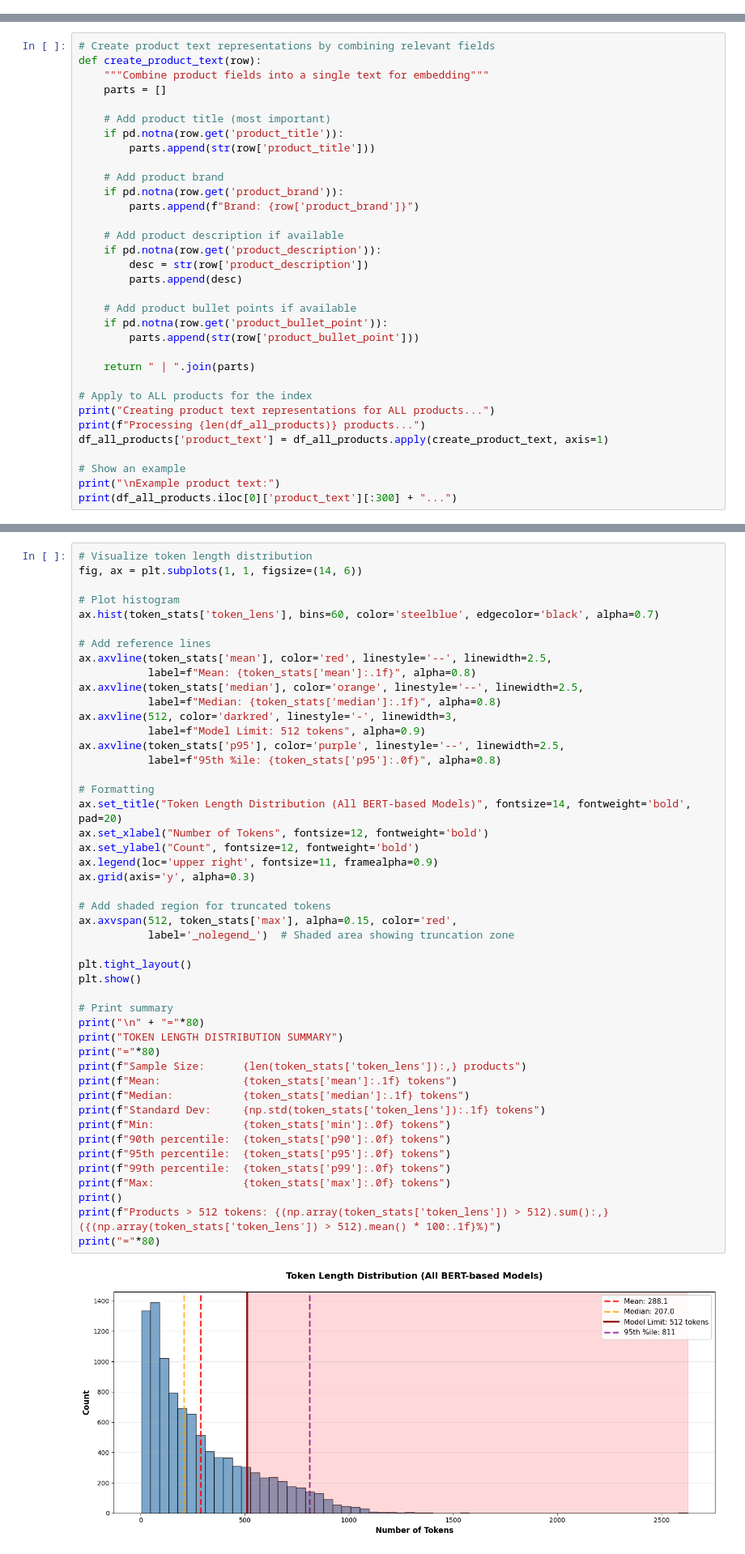
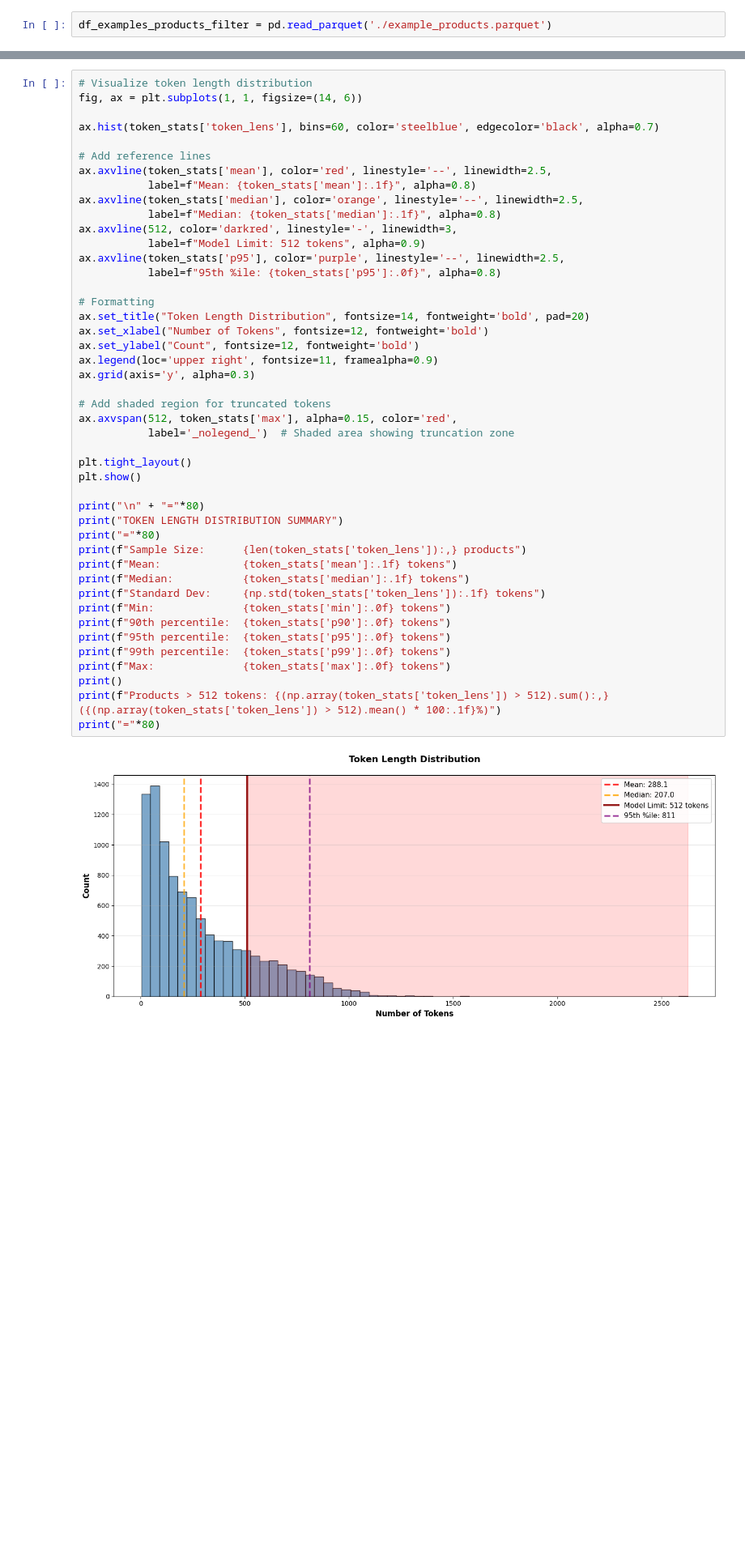
Before and after one commit to pccampbell/semantic-search-grainger, a Jupyter notebook: grainger_takehome.ipynb, the cells around one changed output, grey strips where cells are left out. Shown at 81% size. Saved outputs shown, nothing was run; the diff lists cells and outputs as text; blank space fills up the shorter version.

```diff
--- a/grainger_takehome.ipynb
+++ b/grainger_takehome.ipynb
@@ -41,3 +43,5 @@ df_examples_products_filter = df_examples_products[(df_examples_products['esci_l
+# %%
+df_examples_products_filter = pd.read_parquet('./example_products.parquet')
 # %% [markdown]
 ## Step 2: Prepare Data - Extract All Products and Create Evaluation Sample
 # %%
@@ -128,36 +132,3 @@ Processing 904348 products...
 
 Example product text:
 Homewerks 7141-80 Bathroom Fan Integrated LED Light Ceiling Mount Exhaust Ventilation, 1.1 Sones, 80 CFM | Brand: Homewerks | OUTSTANDING PERFORMANCE: This Homewerk's bath fan ensures comfort in your  ...
-# %%
-# Create product text representations by combining relevant fields
-def create_product_text(row):
-    """Combine product fields into a single text for embedding"""
-    parts = []
-
-    # Add product title (most important)
-    if pd.notna(row.get('product_title')):
-        parts.append(str(row['product_title']))
-
-    # Add product brand
-    if pd.notna(row.get('product_brand')):
-        parts.append(f"Brand: {row['product_brand']}")
-
-    # Add product description if available
-    if pd.notna(row.get('product_description')):
-        desc = str(row['product_description'])
-        parts.append(desc)
-
-    # Add product bullet points if available
-    if pd.notna(row.get('product_bullet_point')):
-        parts.append(str(row['product_bullet_point']))
-
-    return " | ".join(parts)
-
-# Apply to ALL products for the index
-print("Creating product text representations for ALL products...")
-print(f"Processing {len(df_all_products)} products...")
-df_all_products['product_text'] = df_all_products.apply(create_product_text, axis=1)
-
-# Show an example
-print("\nExample product text:")
-print(df_all_products.iloc[0]['product_text'][:300] + "...")
@@ -472,7 +321,6 @@ KEY INSIGHTS
 # Visualize token length distribution
 fig, ax = plt.subplots(1, 1, figsize=(14, 6))
 
-# Plot histogram
 ax.hist(token_stats['token_lens'], bins=60, color='steelblue', edgecolor='black', alpha=0.7)
 
 # Add reference lines
@@ -486,37 +334,36 @@ ax.axvline(token_stats['p95'], color='purple', linestyle='--', linewidth=2.5,
            label=f"95th %ile: {token_stats['p95']:.0f}", alpha=0.8)
 
 # Formatting
-ax.set_title("Token Length Distribution (All BERT-based Models)", fontsize=14, fontweight='bold', pad=20)
+ax.set_title("Token Length Distribution", fontsize=14, fontweight='bold', pad=20)
 ax.set_xlabel("Number of Tokens", fontsize=12, fontweight='bold')
 ax.set_ylabel("Count", fontsize=12, fontweight='bold')
 ax.legend(loc='upper right', fontsize=11, framealpha=0.9)
 ax.grid(axis='y', alpha=0.3)
 
 # Add shaded region for truncated tokens
 ax.axvspan(512, token_stats['max'], alpha=0.15, color='red',
            label='_nolegend_')  # Shaded area showing truncation zone
 
 plt.tight_layout()
 plt.show()
 
-# Print summary
 print("\n" + "="*80)
 print("TOKEN LENGTH DISTRIBUTION SUMMARY")
 print("="*80)
 print(f"Sample Size:      {len(token_stats['token_lens']):,} products")
 print(f"Mean:             {token_stats['mean']:.1f} tokens")
 print(f"Median:           {token_stats['median']:.1f} tokens")
 print(f"Standard Dev:     {np.std(token_stats['token_lens']):.1f} tokens")
 print(f"Min:              {token_stats['min']:.0f} tokens")
 print(f"90th percentile:  {token_stats['p90']:.0f} tokens")
 print(f"95th percentile:  {token_stats['p95']:.0f} tokens")
 print(f"99th percentile:  {token_stats['p99']:.0f} tokens")
 print(f"Max:              {token_stats['max']:.0f} tokens")
 print()
 print(f"Products > 512 tokens: {(np.array(token_stats['token_lens']) > 512).sum():,} ({(np.array(token_stats['token_lens']) > 512).mean() * 100:.1f}%)")
 print("="*80)
 # %% [output]
-[figure, old version]
+[figure, new version]
 ================================================================================
 TOKEN LENGTH DISTRIBUTION SUMMARY
 ================================================================================
```
Also changed, not shown: parts of 61 cells of this notebook, 4 other files.
